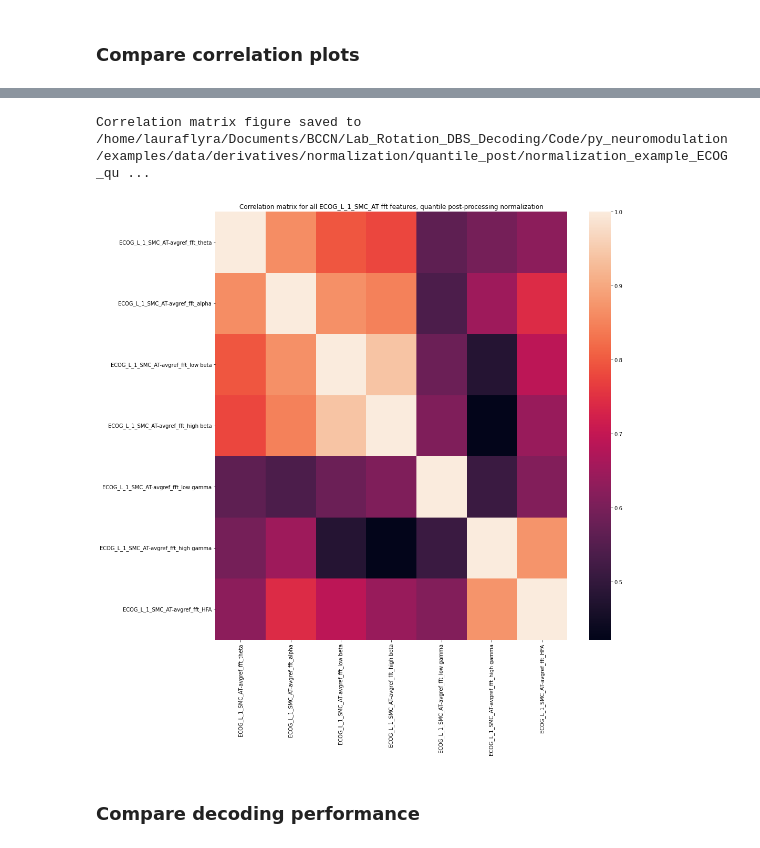
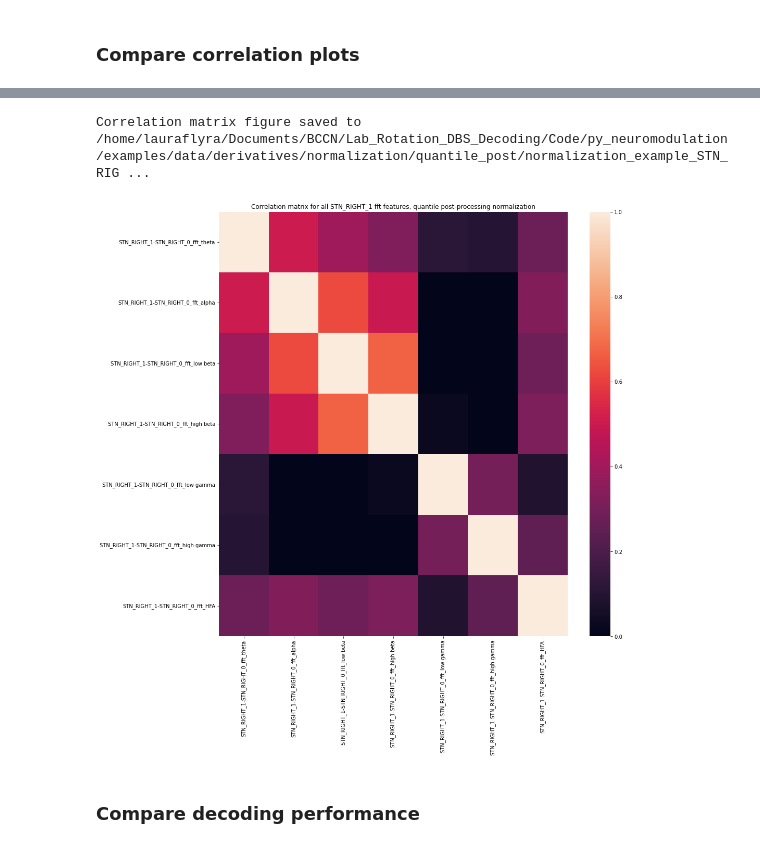
Before and after one commit to neuromodulation/py_neuromodulation, a Jupyter notebook: examples/example_normalization.ipynb, the cells around one changed output, grey strips where cells are left out. Cells and saved outputs as stored; diff of their text form; code cells hidden in the pictures.

Commit message:
set kalman filtering to false, prep normalization notebook with new norm syntax

```diff
--- a/examples/example_normalization.ipynb
+++ b/examples/example_normalization.ipynb
@@ -481,17 +537,17 @@ Correlation matrix figure saved to /home/lauraflyra/Documents/BCCN/Lab_Rotation_
 # %%
 nm_plots.plot_corr_matrix(
-        feature = feature_reader_quantilePost.feature_arr.filter(regex='ECOG_L_1'),
+        feature = feature_reader_quantilePost.feature_arr.filter(regex='STN_RIGHT_1-STN_RIGHT_0'),
         OUT_PATH= PATH_OUT_QUANTILE_POST,
-        feature_names=feature_reader_quantilePost.feature_arr.filter(regex='ECOG_L_1').columns,
+        feature_names=feature_reader_quantilePost.feature_arr.filter(regex='STN_RIGHT_1-STN_RIGHT_0').columns,
         feature_file=feature_reader_quantilePost.feature_file,
         show_plot=True,
         figsize=(15,15),
-        title = "Correlation matrix for all ECOG_L_1_SMC_AT fft features, quantile post-processing normalization",
-        save_plot_name="normalization_example_ECOG_quantile_post.png"
+        title = "Correlation matrix for all STN_RIGHT_1 fft features, quantile post-processing normalization",
+        save_plot_name="normalization_example_STN_RIGHT_1_quantile_post.png"
 )
 # %% [output]
-Correlation matrix figure saved to /home/lauraflyra/Documents/BCCN/Lab_Rotation_DBS_Decoding/Code/py_neuromodulation/examples/data/derivatives/normalization/quantile_post/normalization_example_ECOG_qu ...
+Correlation matrix figure saved to /home/lauraflyra/Documents/BCCN/Lab_Rotation_DBS_Decoding/Code/py_neuromodulation/examples/data/derivatives/normalization/quantile_post/normalization_example_STN_RIG ...
-[figure, old version]
+[figure, new version]
 # %% [markdown]
 ### Compare decoding performance
 # %%
```
Also changed, not shown: parts of 18 cells of this notebook, 3 other files.
